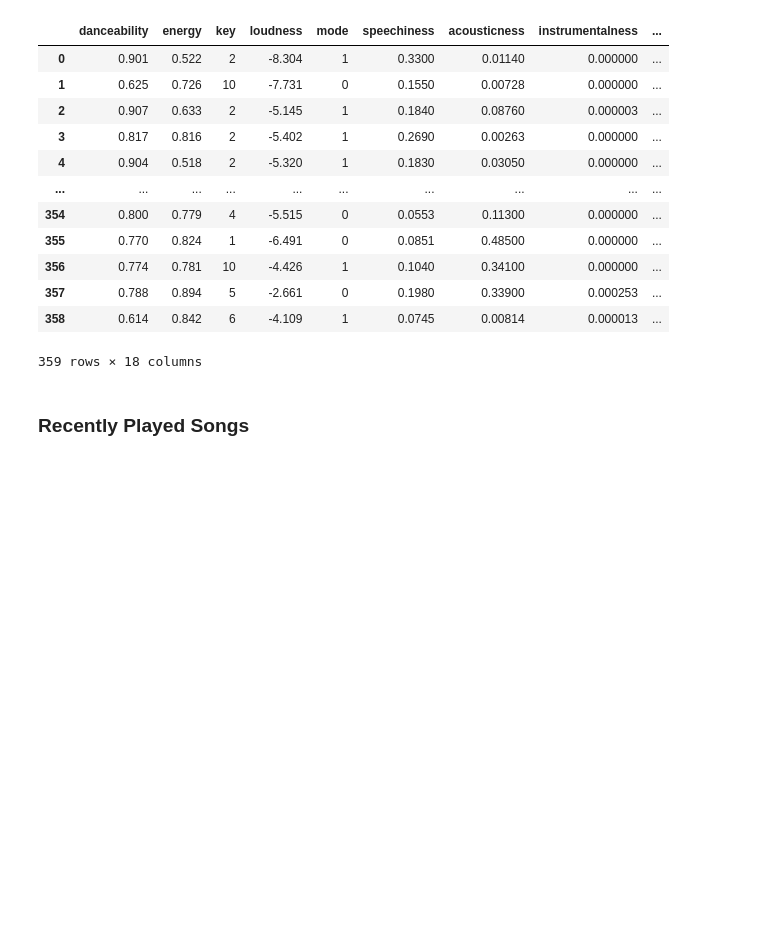
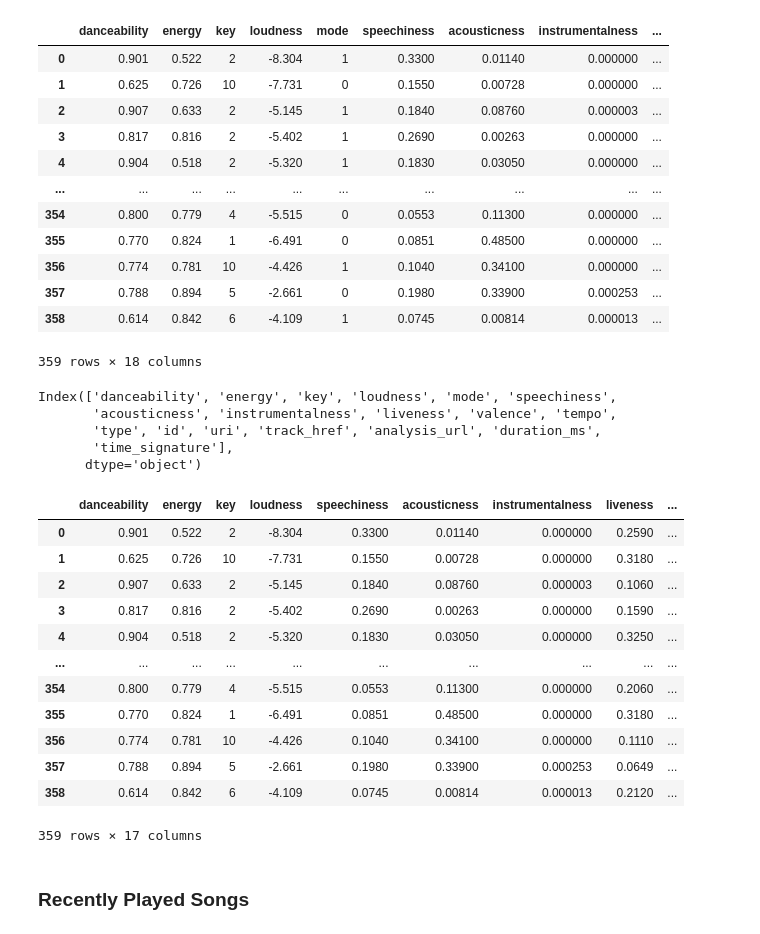
Before and after one commit to ppatel0910/mySpotify_and_machine_learning, a Jupyter notebook: second.ipynb, the cells around one changed output. Drawn from its saved outputs; the diff is of its cells as text; code cells hidden in the pictures; blank space fills up the shorter version.

```diff
--- a/second.ipynb
+++ b/second.ipynb
@@ -378,8 +378,31 @@ audio_features_df
 | 357 | 0.788 | 0.894 | 5 | -2.661 | 0 | 0.1980 | 0.33900 | 0.000253 | ... |
 | 358 | 0.614 | 0.842 | 6 | -4.109 | 1 | 0.0745 | 0.00814 | 0.000013 | ... |
 359 rows × 18 columns
+# %%
+# List column names to easily be able to drop unwanted columns
+audio_features_df.columns
+# %% [output]
+Index(['danceability', 'energy', 'key', 'loudness', 'mode', 'speechiness',
+       'acousticness', 'instrumentalness', 'liveness', 'valence', 'tempo',
+       'type', 'id', 'uri', 'track_href', 'analysis_url', 'duration_ms',
+       'time_signature'],
+      dtype='object')
 # %%
-audio_features_df.drop(
+audio_features_df.drop(columns = 'mode')
+# %% [output]
+|  | danceability | energy | key | loudness | speechiness | acousticness | instrumentalness | liveness | ... |
+| 0 | 0.901 | 0.522 | 2 | -8.304 | 0.3300 | 0.01140 | 0.000000 | 0.2590 | ... |
+| 1 | 0.625 | 0.726 | 10 | -7.731 | 0.1550 | 0.00728 | 0.000000 | 0.3180 | ... |
+| 2 | 0.907 | 0.633 | 2 | -5.145 | 0.1840 | 0.08760 | 0.000003 | 0.1060 | ... |
+| 3 | 0.817 | 0.816 | 2 | -5.402 | 0.2690 | 0.00263 | 0.000000 | 0.1590 | ... |
+| 4 | 0.904 | 0.518 | 2 | -5.320 | 0.1830 | 0.03050 | 0.000000 | 0.3250 | ... |
+| ... | ... | ... | ... | ... | ... | ... | ... | ... | ... |
+| 354 | 0.800 | 0.779 | 4 | -5.515 | 0.0553 | 0.11300 | 0.000000 | 0.2060 | ... |
+| 355 | 0.770 | 0.824 | 1 | -6.491 | 0.0851 | 0.48500 | 0.000000 | 0.3180 | ... |
+| 356 | 0.774 | 0.781 | 10 | -4.426 | 0.1040 | 0.34100 | 0.000000 | 0.1110 | ... |
+| 357 | 0.788 | 0.894 | 5 | -2.661 | 0.1980 | 0.33900 | 0.000253 | 0.0649 | ... |
+| 358 | 0.614 | 0.842 | 6 | -4.109 | 0.0745 | 0.00814 | 0.000013 | 0.2120 | ... |
+359 rows × 17 columns
 # %% [markdown]
 ### Recently Played Songs
 # %%
```
Also changed, not shown: parts of 2 cells of this notebook.
